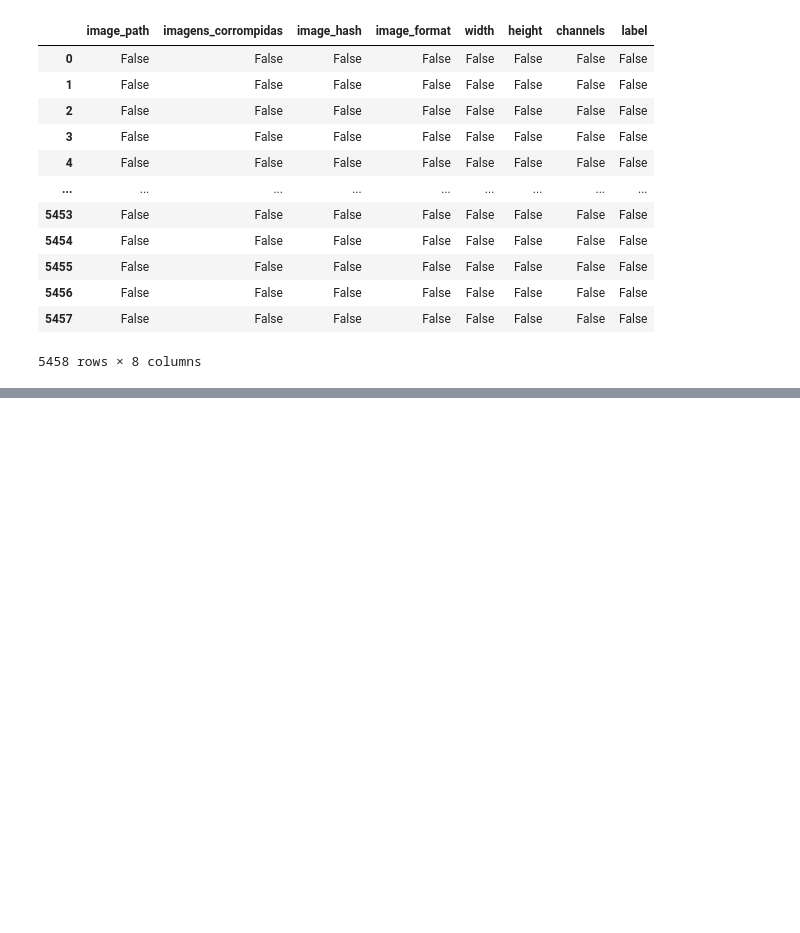
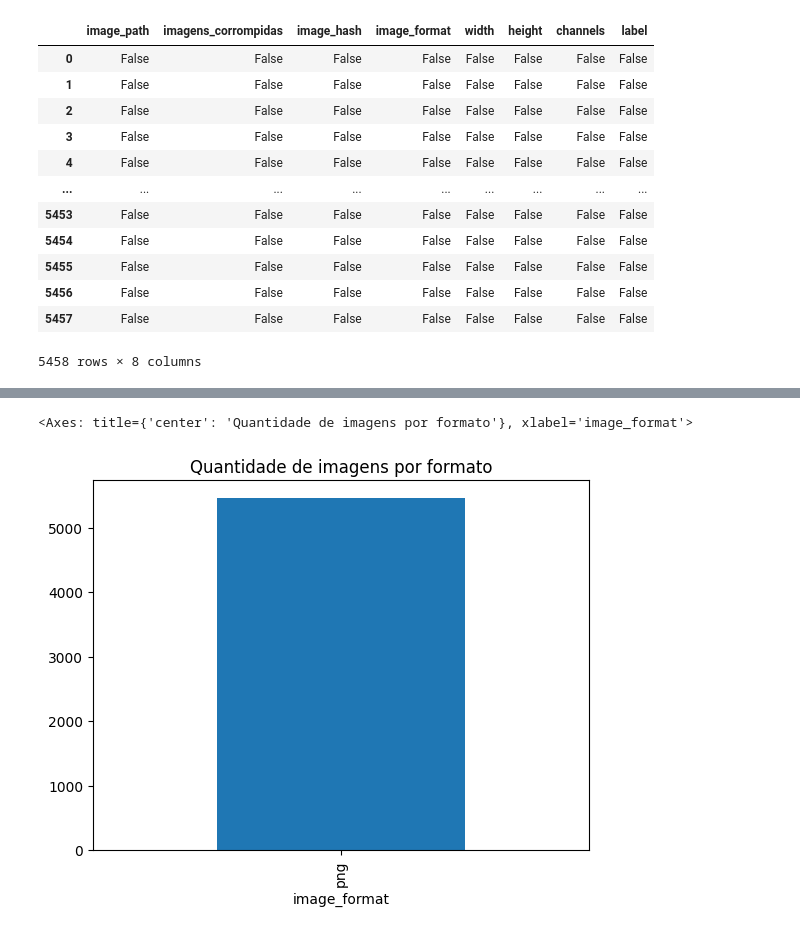
Before and after one commit to jessicamotam/AvantiBootcamp_ML, a Jupyter notebook: ML_Classificacao_Imagens.ipynb, the cells around one changed output, grey strips where cells are left out. Cells and saved outputs as stored; diff of their text form; code cells hidden in the pictures; blank space fills up the shorter version.

```diff
--- a/ML_Classificacao_Imagens.ipynb
+++ b/ML_Classificacao_Imagens.ipynb
@@ -161,0 +196,7 @@ dtype: int64
+# %%
+#plotando gráfico de tipos de formato:
+
+df['image_format'].value_counts().plot(kind='bar', title='Quantidade de imagens por formato')
+# %% [output]
+<Axes: title={'center': 'Quantidade de imagens por formato'}, xlabel='image_format'>
+[figure, added]
```
Also changed, not shown: parts of 5 cells of this notebook.
